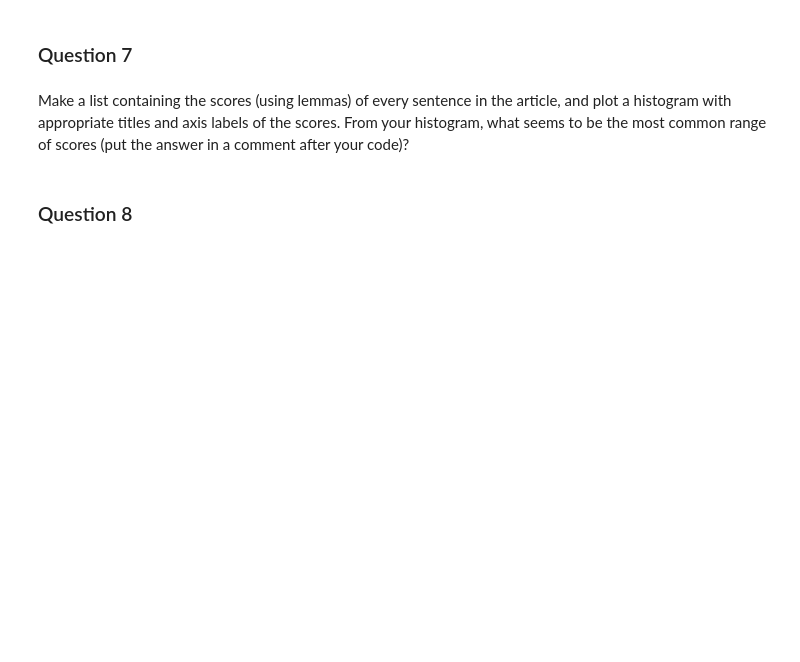
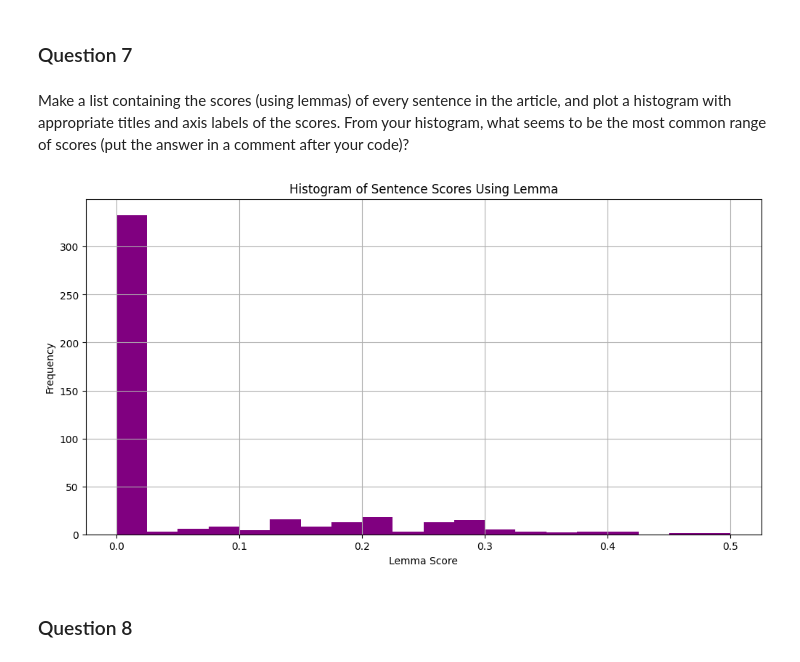
Before and after one commit to 14dstcyr/Project-6-Web-Scraping, a Jupyter notebook: web-scraping.ipynb, the cells around one changed output. Saved outputs shown, nothing was run; the diff lists cells and outputs as text; code cells hidden in the pictures; blank space fills up the shorter version.

Commit message:
Answer to question 7

```diff
--- a/web-scraping.ipynb
+++ b/web-scraping.ipynb
@@ -320,6 +320,54 @@ plt.show()
 ### Question 7
 # %% [markdown]
 Make a list containing the scores (using lemmas) of every sentence in the article, and plot a histogram with appropriate titles and axis labels of the scores.  From your histogram, what seems to be the most common range of scores (put the answer in a comment after your code)?
+# %%
+import spacy
+import matplotlib.pyplot as plt
+
+# Add in html with .pkl identifier
+input_file ="article_html.pkl"
+with open(input_file, "rb") as f:
+    article_html = pickle.load(f)
+
+# Extract the text, use Beautifulsoup to parse html
+soup = BeautifulSoup(article_html, 'html.parser')
+article_text = soup.get_text()
+
+# Define tokens
+def score_sentence_by_lemma(sentence, interesting_lemma):
+    lemma = [lemma.text.lower() for lemma in sentence if not lemma.is_space and not lemma.is_punct]
+    if len(lemma) == 0:
+        return 0
+    interesting_count = sum(1 for lemma in lemma if lemma in interesting_lemma)
+    return interesting_count / len(lemma)
+
+# Load the spaCy pipeline
+nlp = spacy.load("en_core_web_sm")
+doc = nlp(article_text)
+
+# Interesting tokens (from question 3)
+interesting_lemma = ["comment", "2021", "march", "says", "report"]
+
+# List to store token scores of each sentence
+lemma_scores = []
+
+# Count (iterate) over each sentence in the document and calculate token scores
+for sentence in doc.sents:
+    score = score_sentence_by_lemma(sentence, interesting_lemma)
+    lemma_scores.append(score)
+
+# Plot the histogram of token scores
+plt.figure(figsize=(12, 6))
+plt.hist(token_scores, bins=20, color='purple')
+plt.title("Histogram of Sentence Scores Using Lemma")
+plt.xlabel("Lemma Score")
+plt.ylabel("Frequency")
+plt.grid(True)
+plt.show()
+
+### The most common range of scores is 0.0 to 0.02 respectively
+# %% [output]
+[figure, added]
 # %% [markdown]
 ### Question 8
 # %% [markdown]
```
